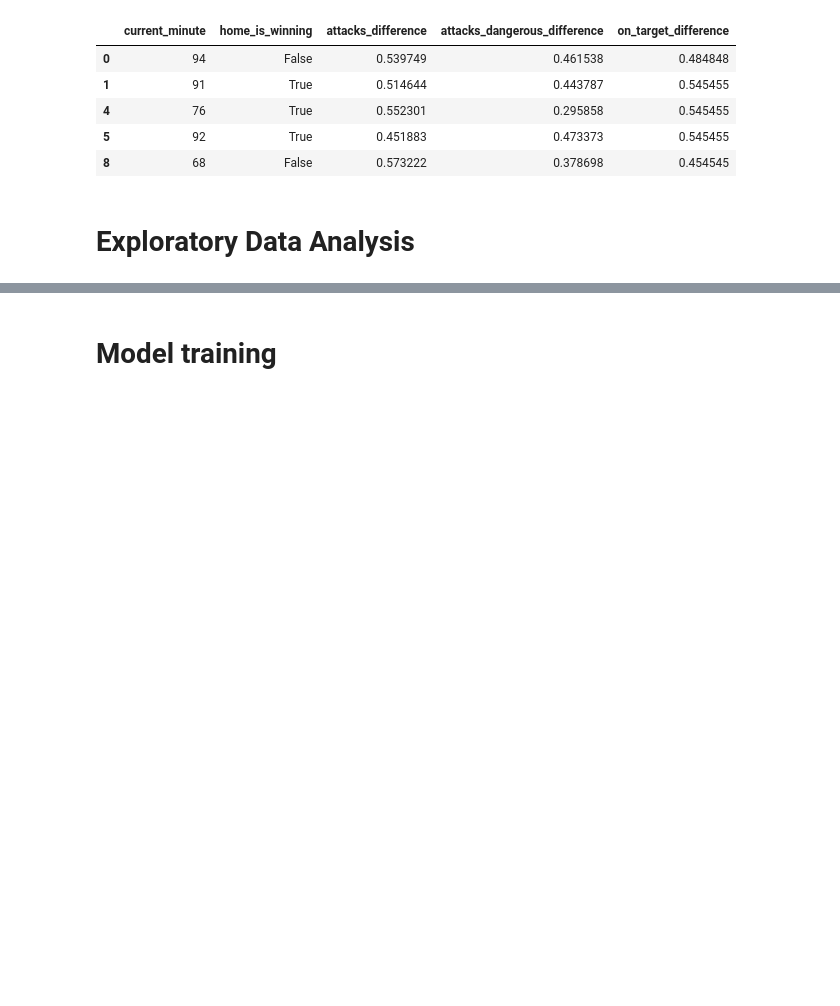
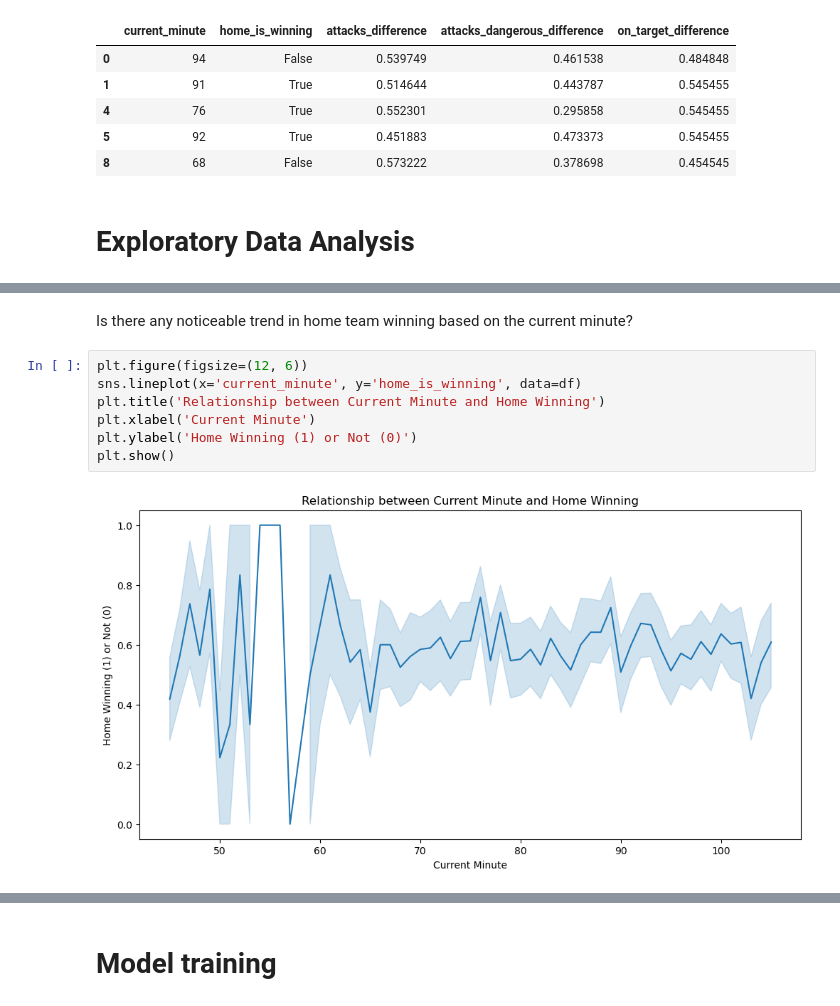
Before and after one commit to ayishamiara/STINTSY-MCO1, a Jupyter notebook: stintsy-mco1.ipynb, the cells around one changed output, grey strips where cells are left out. Drawn from its saved outputs; the diff is of its cells as text; blank space fills up the shorter version.

```diff
--- a/stintsy-mco1.ipynb
+++ b/stintsy-mco1.ipynb
@@ -292,0 +315,11 @@ df.head()
+# %% [markdown]
+Is there any noticeable trend in home team winning based on the current minute?
+# %%
+plt.figure(figsize=(12, 6))
+sns.lineplot(x='current_minute', y='home_is_winning', data=df)
+plt.title('Relationship between Current Minute and Home Winning')
+plt.xlabel('Current Minute')
+plt.ylabel('Home Winning (1) or Not (0)')
+plt.show()
+# %% [output]
+[figure, added]
```
Also changed, not shown: parts of 34 cells of this notebook.
